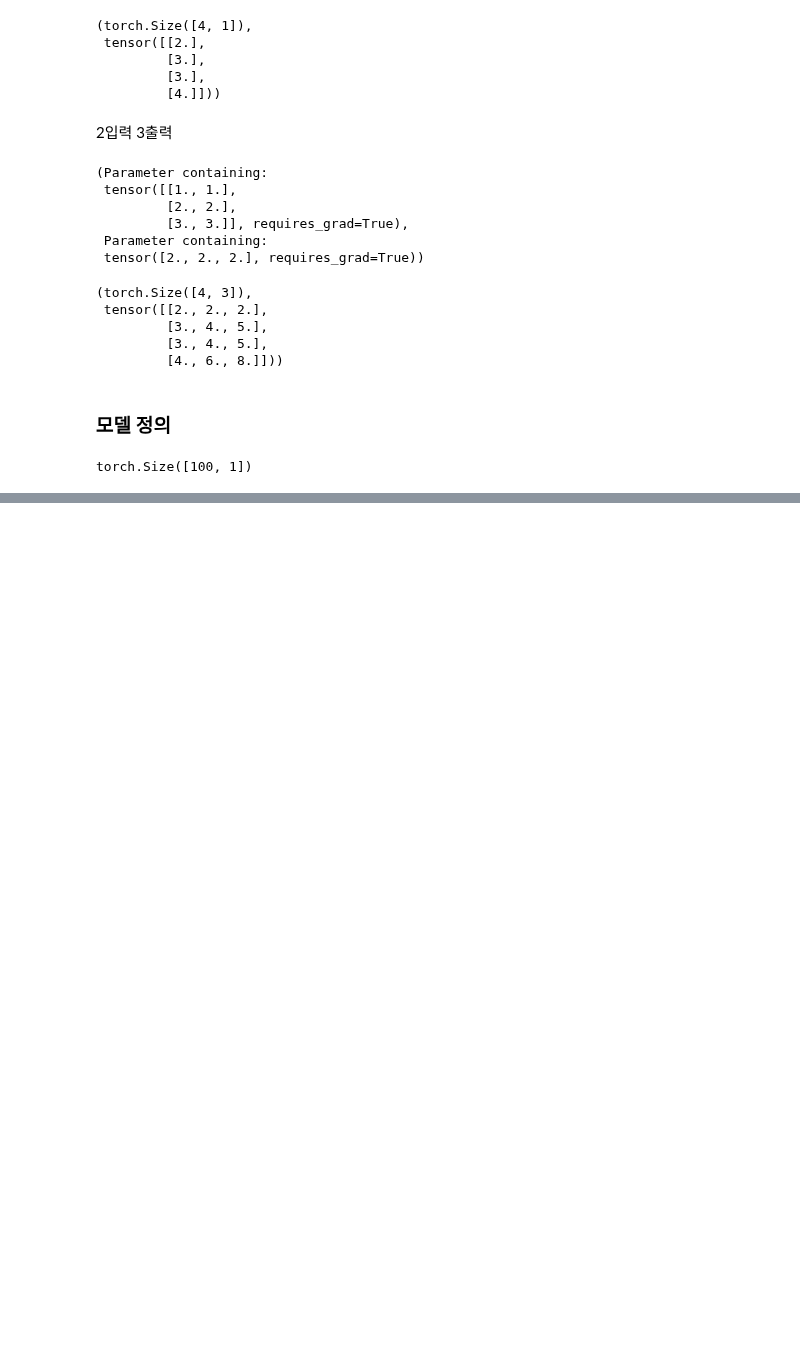
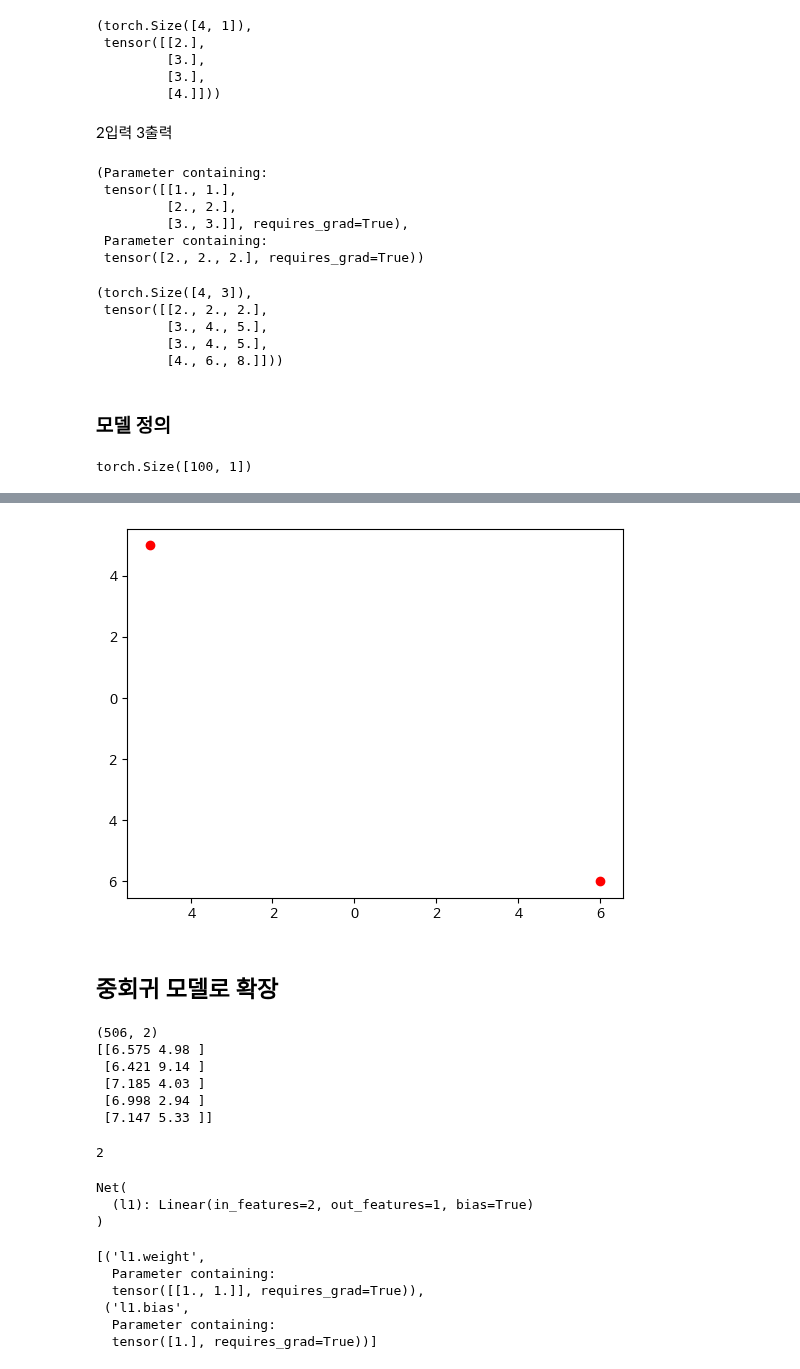
Before and after one commit to ben8169/Study, a Jupyter notebook: AI/Pytorch_Deeplearning_Project/05.ipynb, the cells around one changed output, grey strips where cells are left out. Drawn from its saved outputs; the diff is of its cells as text; code cells hidden in the pictures; blank space fills up the shorter version.

```diff
--- a/AI/Pytorch_Deeplearning_Project/05.ipynb
+++ b/AI/Pytorch_Deeplearning_Project/05.ipynb
@@ -195,0 +444,41 @@ loss.backward()
+# %%
+plt.scatter([-5,6],[5,-6],c='r')
+plt.show()
+# %% [output]
+[figure, added]
+# %% [markdown]
+## 중회귀 모델로 확장
+# %%
+x_add = x_org[:,feature_names == 'LSTAT']
+x2 = np.hstack((x,x_add))
+
+print(x2.shape)
+print(x2[:5,:])
+# %% [output]
+(506, 2)
+[[6.575 4.98 ]
+ [6.421 9.14 ]
+ [7.185 4.03 ]
+ [6.998 2.94 ]
+ [7.147 5.33 ]]
+# %%
+n_input = x2.shape[-1]
+print(n_input)
+# %% [output]
+2
+# %%
+net = Net(n_input, n_output)
+net
+# %% [output]
+Net(
+  (l1): Linear(in_features=2, out_features=1, bias=True)
+)
+# %%
+list(net.named_parameters())
+# %% [output]
+[('l1.weight',
+  Parameter containing:
+  tensor([[1., 1.]], requires_grad=True)),
+ ('l1.bias',
+  Parameter containing:
+  tensor([1.], requires_grad=True))]
```
Also changed, not shown: parts of 43 cells of this notebook.
